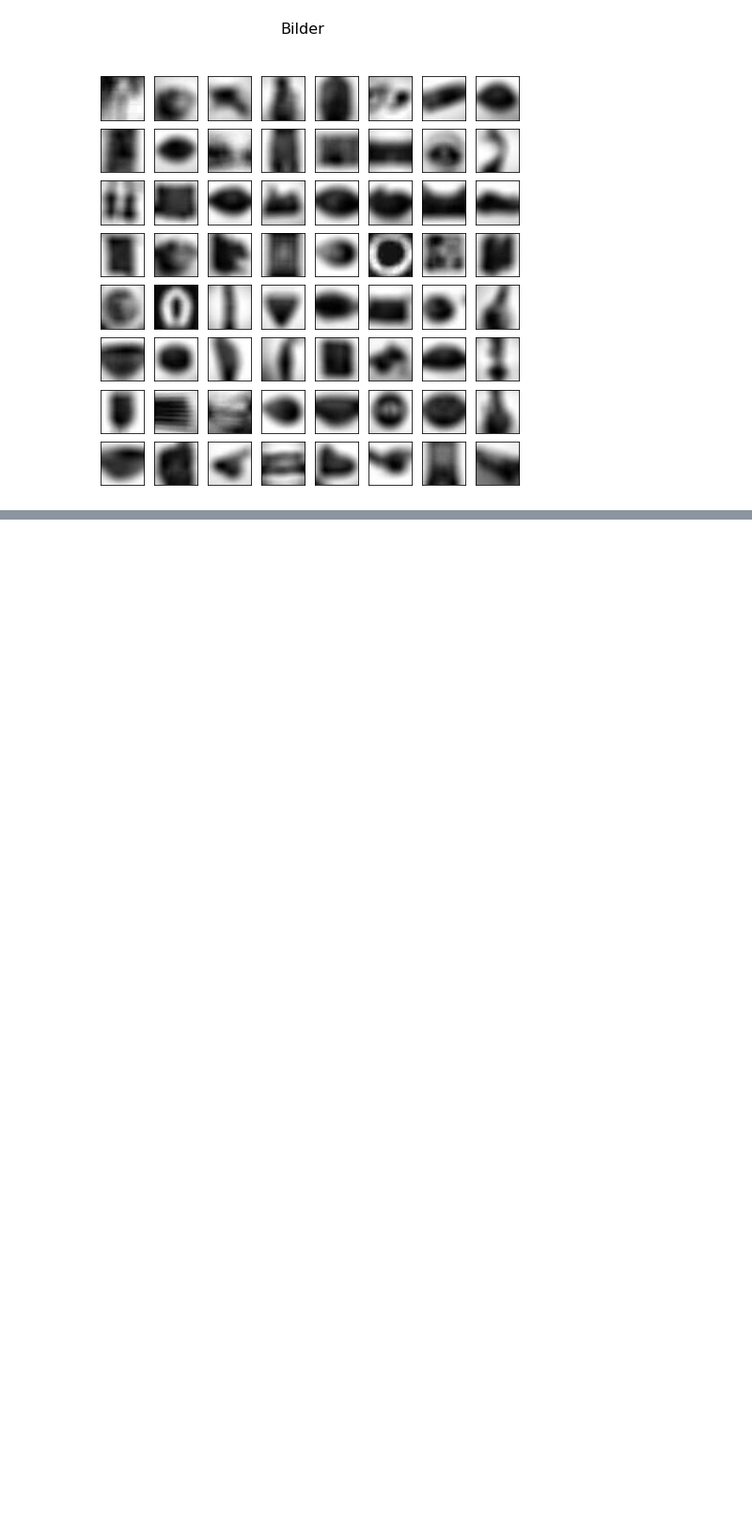
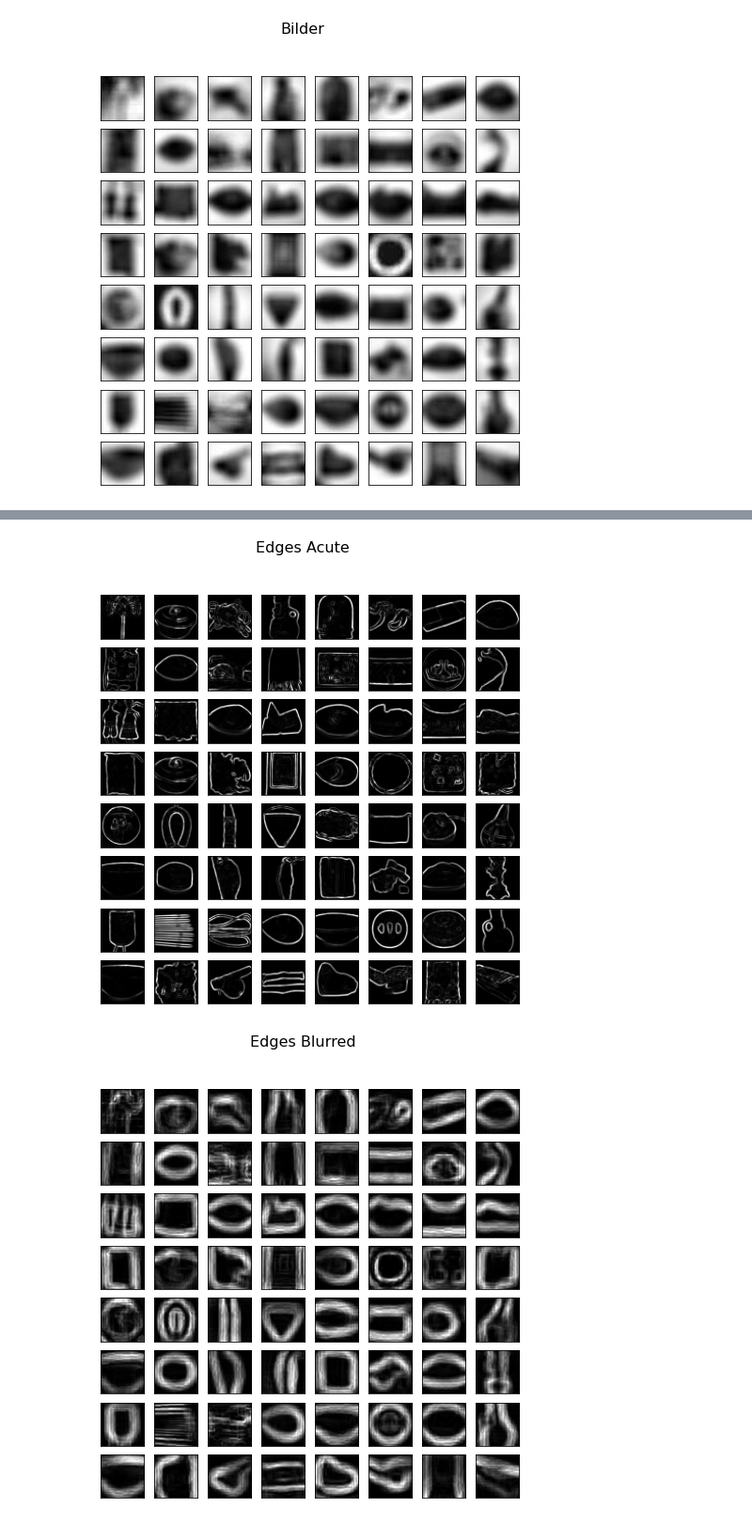
Before and after one commit to MaschinenNah/MachineLearningKochbuch03_LambdaSchichten, a Jupyter notebook: Kantenerkennung_mit_Tensoren.ipynb, the cells around one changed output, grey strips where cells are left out. Shown at 94% size. Drawn from its saved outputs; the diff is of its cells as text; code cells hidden in the pictures; blank space fills up the shorter version.

```diff
--- a/Kantenerkennung_mit_Tensoren.ipynb
+++ b/Kantenerkennung_mit_Tensoren.ipynb
@@ -107,0 +125,46 @@ show.show_images_from_np_array(prediction_blurred, "Edges Blurred")
+# %%
+from keras.layers import Conv2D, Reshape, Lambda, Add
+
+input_shape = (48, 48)
+output_shape = (46, 46)
+
+input_layer = Input(shape=input_shape)
+
+x = Reshape((48, 48, 1))(input_layer)
+
+x_kernel = Conv2D(name="x_kernel", filters=1, kernel_size=(3,3))(x)
+
+y_kernel = Conv2D(name="y_kernel", filters=1, kernel_size=(3,3))(x)
+
+x_quad = Lambda(lambda n : n*n)(x_kernel)
+
+y_quad = Lambda(lambda n : n*n)(y_kernel)
+
+x_and_y = Add()([x_quad, y_quad])
+
+sum = tf.reduce_all
+
+x = Reshape((46, 46)) (x_and_y)
+
+output_layer = x
+
+edge_detect_02 = Model(input_layer, output_layer)
+
+x_kernel_weights = np.array([1,0,-1,2,0,-2,1,0,-1])
+x_kernel_weights = x_kernel_weights.reshape((3, 3, 1, 1))
+x_kernel_weights = [x_kernel_weights, np.array([0])]
+edge_detect_02.get_layer("x_kernel").set_weights(x_kernel_weights)
+
+y_kernel_weights = np.array([1,2,1,0,0,0,-1,-2,-1])
+y_kernel_weights = y_kernel_weights.reshape((3, 3, 1, 1))
+y_kernel_weights = [y_kernel_weights, np.array([0])]
+edge_detect_02.get_layer("y_kernel").set_weights(y_kernel_weights)
+# %%
+prediction_acute = edge_detect_02.predict(acute_images)
+show.show_images_from_np_array(prediction_acute, "Edges Acute")
+
+prediction_blurred = edge_detect_02.predict(blurred_images)
+show.show_images_from_np_array(prediction_blurred, "Edges Blurred")
+# %% [output]
+[figure, added]
+[figure, added]
```
Also changed, not shown: parts of 5 cells of this notebook.
